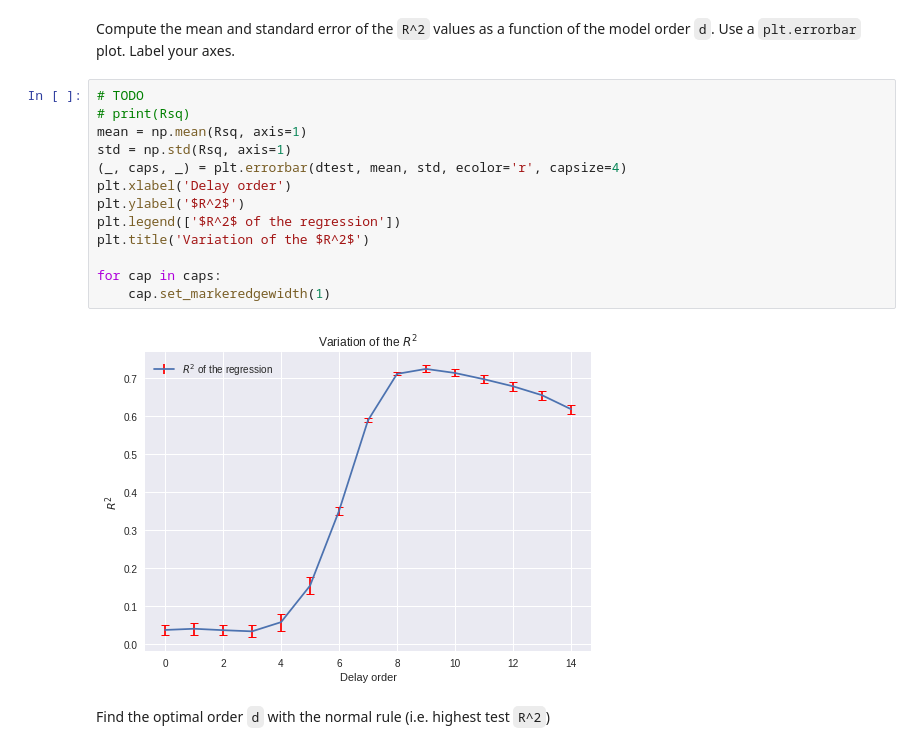
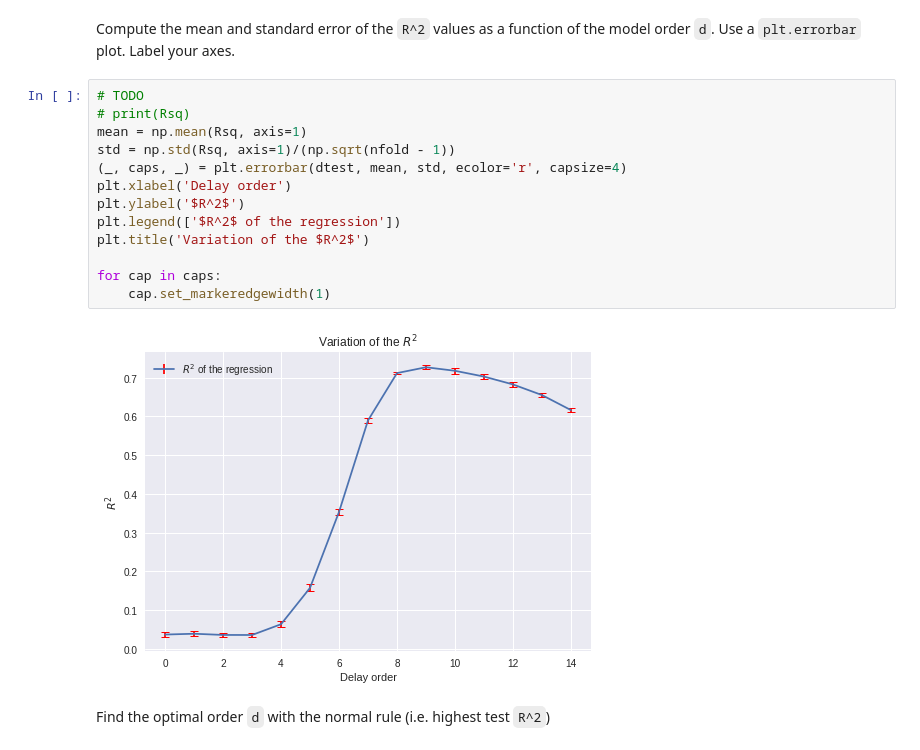
Before and after one commit to zhaobenx/ML-homework, a Jupyter notebook: Lab 4/lab_neural_partial.ipynb, the cells around one changed output. Cells and saved outputs as stored; diff of their text form.

```diff
--- a/Lab 4/lab_neural_partial.ipynb
+++ b/Lab 4/lab_neural_partial.ipynb
@@ -293,18 +293,18 @@ Compute the mean and standard error of the `R^2` values as a function of the mod
 # %%
 # TODO
 # print(Rsq)
 mean = np.mean(Rsq, axis=1)
-std = np.std(Rsq, axis=1)
+std = np.std(Rsq, axis=1)/(np.sqrt(nfold - 1))
 (_, caps, _) = plt.errorbar(dtest, mean, std, ecolor='r', capsize=4)
 plt.xlabel('Delay order')
 plt.ylabel('$R^2$')
 plt.legend(['$R^2$ of the regression'])
 plt.title('Variation of the $R^2$')
 
 for cap in caps:
     cap.set_markeredgewidth(1)
 # %% [output]
-[figure, old version]
+[figure, new version]
 # %% [markdown]
 Find the optimal order `d` with the normal rule (i.e. highest test `R^2`)
 # %%
```
Also changed, not shown: parts of 4 cells of this notebook.
